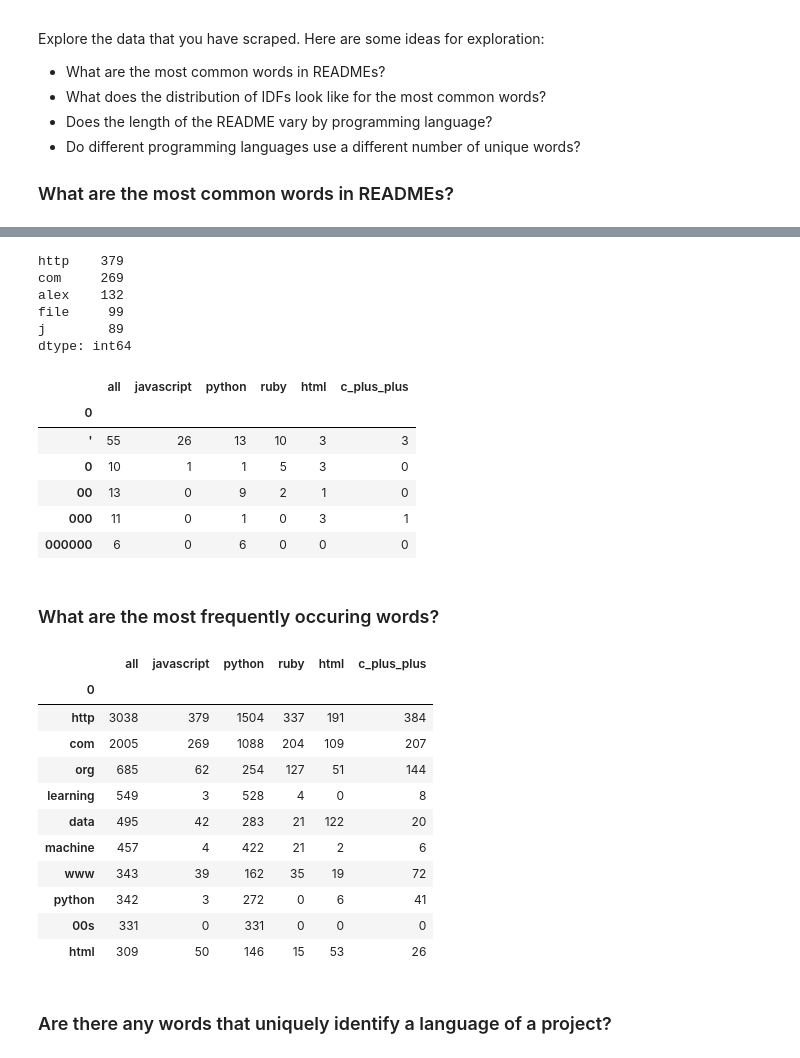
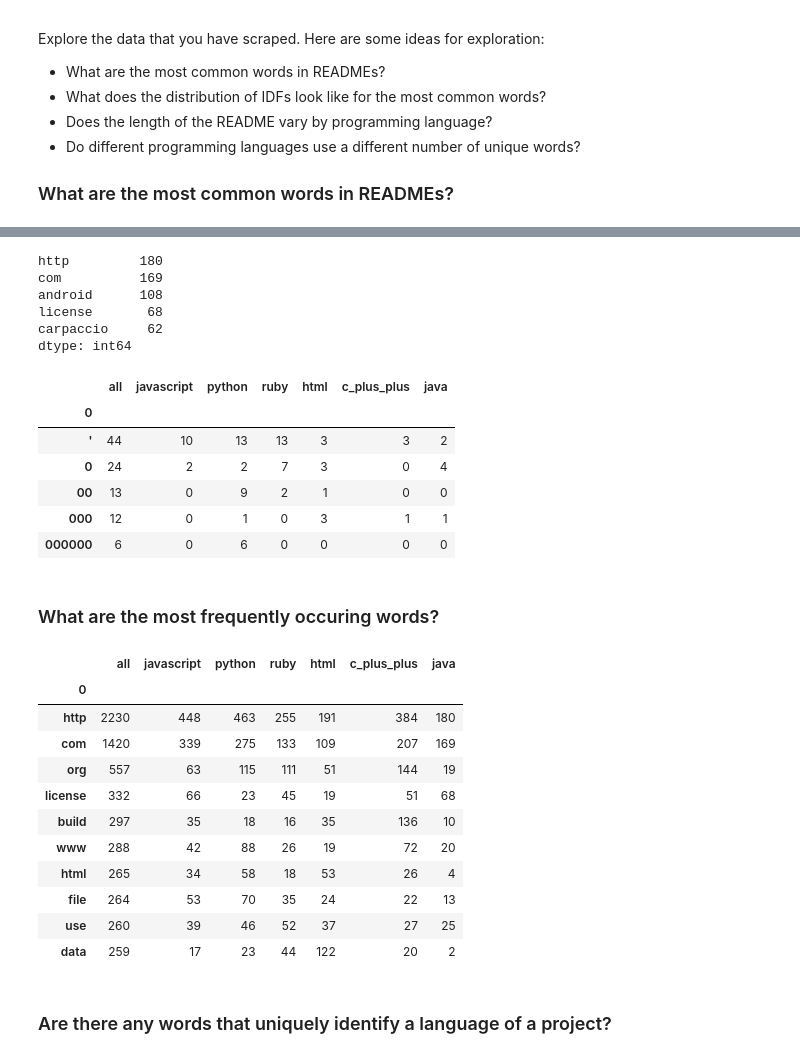
Before and after one commit to NLP-404-Not-Found/nlp-project, a Jupyter notebook: kwames_sketchbook.ipynb, the cells around one changed output, grey strips where cells are left out. Cells and saved outputs as stored; diff of their text form; code cells hidden in the pictures.

```diff
--- a/kwames_sketchbook.ipynb
+++ b/kwames_sketchbook.ipynb
@@ -182,6 +182,7 @@ python_words = ' '.join(train[train.language=='Python'].clean)
 ruby_words = ' '.join(train[train.language=='Ruby'].clean)
 html_words = ' '.join(train[train.language=='HTML'].clean)
 c_plus_plus_words = ' '.join(train[train.language=='C++'].clean)
+java_words = ' '.join(train[train.language=='Java'].clean)
 all_words = ' '.join(train.clean)
 # %% [markdown]
 ## Explore
@@ -200,4 +201,5 @@ python_df = pd.DataFrame(python_words.split())
 ruby_df = pd.DataFrame(ruby_words.split())
 html_df = pd.DataFrame(html_words.split())
 c_plus_plus_df = pd.DataFrame(c_plus_plus_words.split())
+java_df = pd.DataFrame(java_words.split())
 all_words_df = pd.DataFrame(all_words.split())
@@ -223,48 +225,49 @@ python_freq = python_df.value_counts()
 ruby_freq = ruby_df.value_counts()
 html_freq = html_df.value_counts()
 c_plus_plus_freq = c_plus_plus_df.value_counts()
+java_freq = java_df.value_counts()
 all_freq = all_words_df.value_counts()
 
-javascript_freq.head()
+java_freq.head()
 # %% [output]
-http    379
-com     269
-alex    132
-file     99
-j        89
+http         180
+com          169
+android      108
+license       68
+carpaccio     62
 dtype: int64
 # %%
-word_counts = (pd.concat([all_freq, javascript_freq, python_freq, ruby_freq, html_freq, c_plus_plus_freq], axis=1, sort=True)
-                .set_axis(['all', 'javascript', 'python', 'ruby', 'html', 'c_plus_plus'], axis=1, inplace=False)
+word_counts = (pd.concat([all_freq, javascript_freq, python_freq, ruby_freq, html_freq, c_plus_plus_freq, java_freq], axis=1, sort=True)
+                .set_axis(['all', 'javascript', 'python', 'ruby', 'html', 'c_plus_plus', 'java'], axis=1, inplace=False)
                 .fillna(0)
                 .apply(lambda s: s.astype(int)))
 
 word_counts.head()
 # %% [output]
-|  | all | javascript | python | ruby | html | c_plus_plus |
-| 0 |  |  |  |  |  |  |
-| ' | 55 | 26 | 13 | 10 | 3 | 3 |
-| 0 | 10 | 1 | 1 | 5 | 3 | 0 |
-| 00 | 13 | 0 | 9 | 2 | 1 | 0 |
-| 000 | 11 | 0 | 1 | 0 | 3 | 1 |
-| 000000 | 6 | 0 | 6 | 0 | 0 | 0 |
+|  | all | javascript | python | ruby | html | c_plus_plus | java |
+| 0 |  |  |  |  |  |  |  |
+| ' | 44 | 10 | 13 | 13 | 3 | 3 | 2 |
+| 0 | 24 | 2 | 2 | 7 | 3 | 0 | 4 |
+| 00 | 13 | 0 | 9 | 2 | 1 | 0 | 0 |
+| 000 | 12 | 0 | 1 | 0 | 3 | 1 | 1 |
+| 000000 | 6 | 0 | 6 | 0 | 0 | 0 | 0 |
 # %% [markdown]
 ### What are the most frequently occuring words?
 # %%
 word_counts.sort_values(by='all', ascending=False).head(10)
 # %% [output]
-|  | all | javascript | python | ruby | html | c_plus_plus |
-| 0 |  |  |  |  |  |  |
-| http | 3038 | 379 | 1504 | 337 | 191 | 384 |
-| com | 2005 | 269 | 1088 | 204 | 109 | 207 |
-| org | 685 | 62 | 254 | 127 | 51 | 144 |
-| learning | 549 | 3 | 528 | 4 | 0 | 8 |
-| data | 495 | 42 | 283 | 21 | 122 | 20 |
-| machine | 457 | 4 | 422 | 21 | 2 | 6 |
-| www | 343 | 39 | 162 | 35 | 19 | 72 |
-| python | 342 | 3 | 272 | 0 | 6 | 41 |
-| 00s | 331 | 0 | 331 | 0 | 0 | 0 |
-| html | 309 | 50 | 146 | 15 | 53 | 26 |
+|  | all | javascript | python | ruby | html | c_plus_plus | java |
+| 0 |  |  |  |  |  |  |  |
+| http | 2230 | 448 | 463 | 255 | 191 | 384 | 180 |
+| com | 1420 | 339 | 275 | 133 | 109 | 207 | 169 |
+| org | 557 | 63 | 115 | 111 | 51 | 144 | 19 |
+| license | 332 | 66 | 23 | 45 | 19 | 51 | 68 |
+| build | 297 | 35 | 18 | 16 | 35 | 136 | 10 |
+| www | 288 | 42 | 88 | 26 | 19 | 72 | 20 |
+| html | 265 | 34 | 58 | 18 | 53 | 26 | 4 |
+| file | 264 | 53 | 70 | 35 | 24 | 22 | 13 |
+| use | 260 | 39 | 46 | 52 | 37 | 27 | 25 |
+| data | 259 | 17 | 23 | 44 | 122 | 20 | 2 |
 # %% [markdown]
 ### Are there any words that uniquely identify a language of a project?
 # %%
```
Also changed, not shown: parts of 18 cells of this notebook, 1 other file.
